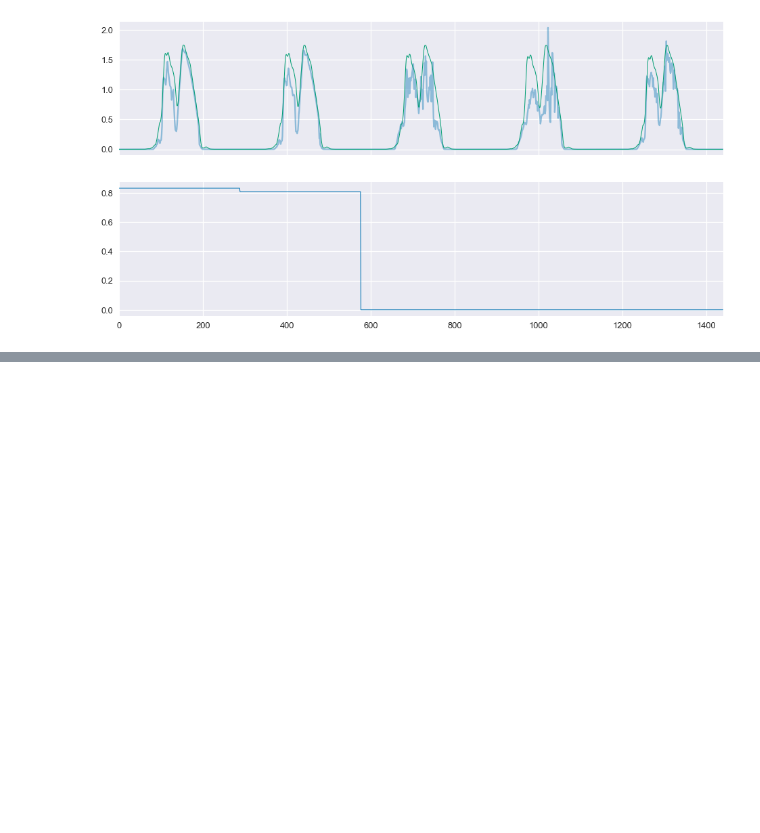
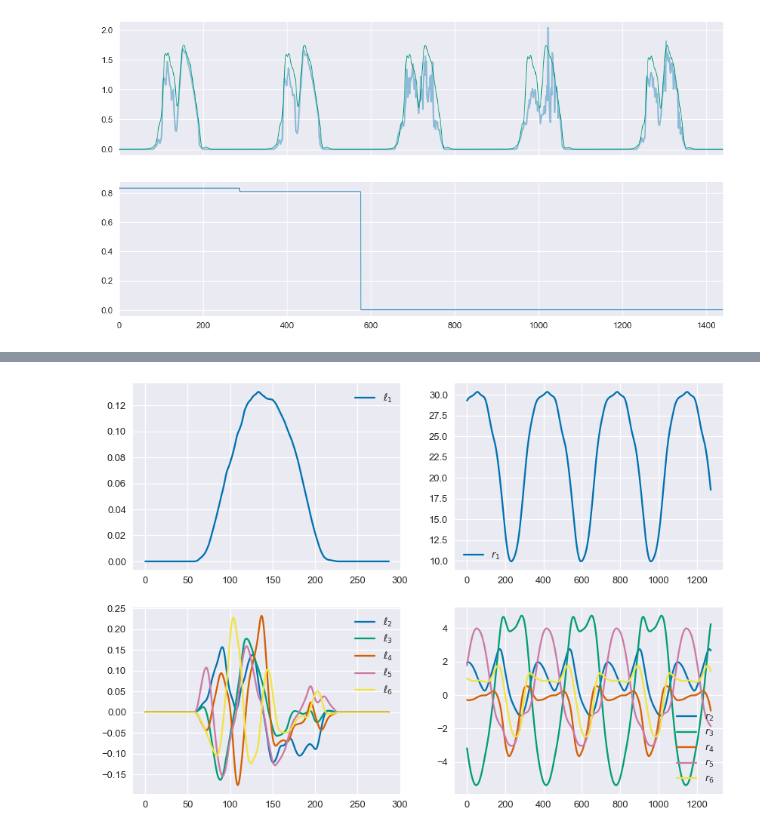
Before and after one commit to slacgismo/StatisticalClearSky, a Jupyter notebook: notebooks/Example_02.ipynb, the cells around one changed output, grey strips where cells are left out. Drawn from its saved outputs; the diff is of its cells as text; code cells hidden in the pictures; blank space fills up the shorter version.

```diff
--- a/notebooks/Example_02.ipynb
+++ b/notebooks/Example_02.ipynb
@@ -178,0 +202,6 @@ ax[1].set_xlim(0, 288*(D2-D1))
+# %%
+ics2 = IterativeClearSky(D, k=6)
+ics2.mu_L = 5e2
+ics2.mu_R = 1e3
+ics2.tau = 0.9
+ics2.minimize_objective(max_iter=10, calc_deg=False)
@@ -178,0 +218,13 @@ ax[1].set_xlim(0, 288*(D2-D1))
+# %%
+fig, ax = plt.subplots(nrows=2, ncols=2, figsize=(14, 10))
+ax[0, 1].plot(ics2.R_cs.value[0])
+ax[1, 1].plot(ics2.R_cs.value[1:].T)
+ax[0, 0].plot(ics2.L_cs.value[:, 0])
+ax[1, 0].plot(ics2.L_cs.value[:, 1:])
+ax[0, 0].legend(['$\\ell_1$'])
+ax[1, 0].legend(['$\\ell_{}$'.format(ix) for ix in range(2, ics2.R_cs.value.shape[0]+1)])
+ax[0, 1].legend(['$r_{1}$'])
+ax[1, 1].legend(['$r_{}$'.format(ix) for ix in range(2, ics2.R_cs.value.shape[0]+1)])
+plt.show()
+# %% [output]
+[figure, added]
```
Also changed, not shown: parts of 20 cells of this notebook, 7 other files.
